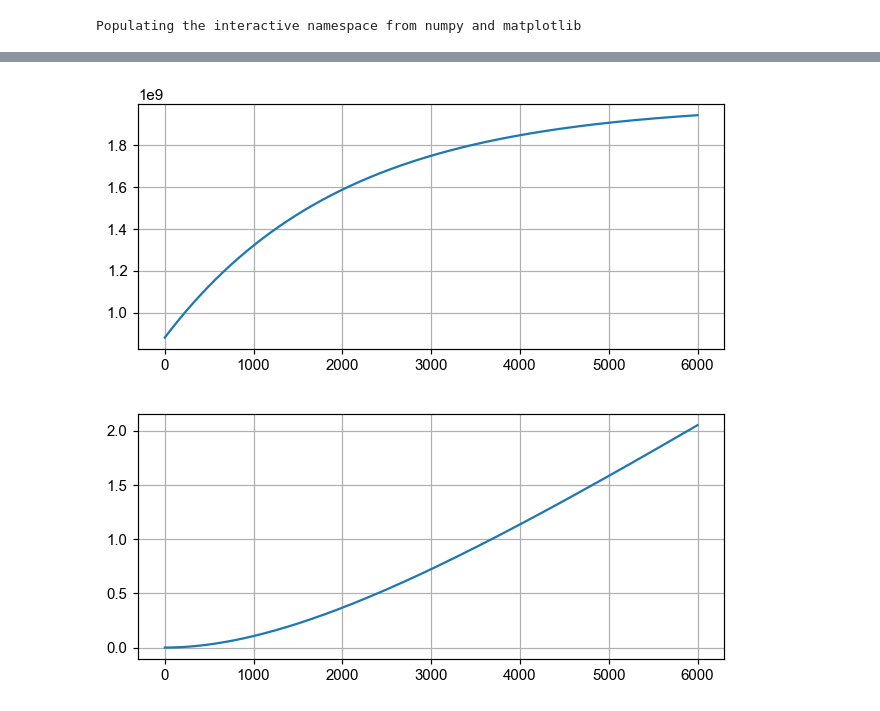
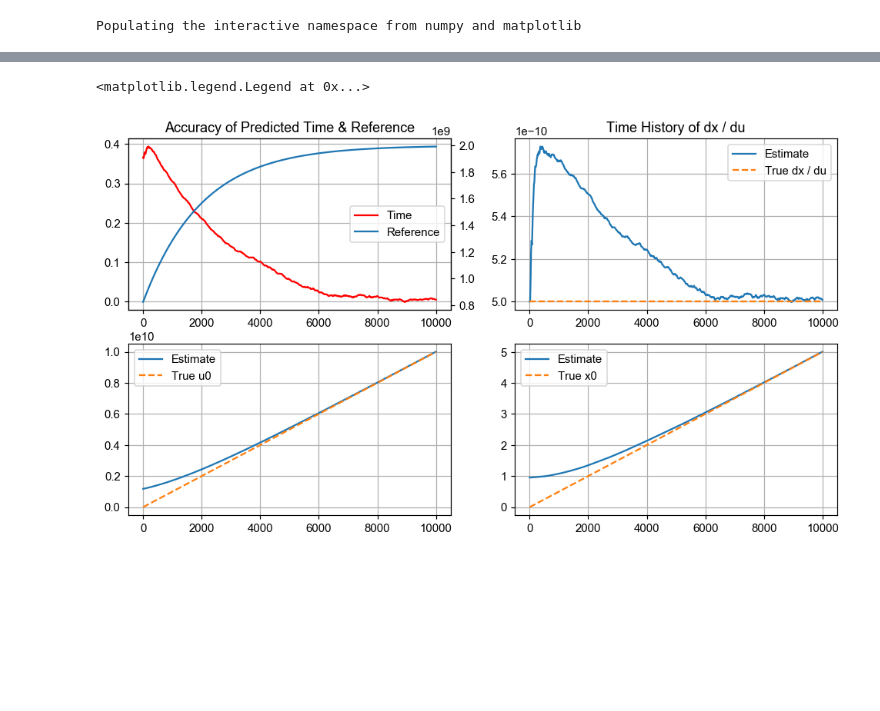
Before and after one commit to OURadar/RadarKit, a Jupyter notebook: python/RKClock.ipynb, the cells around one changed output, grey strips where cells are left out. Saved outputs shown, nothing was run; the diff lists cells and outputs as text; code cells hidden in the pictures; blank space fills up the shorter version.

```diff
--- a/python/RKClock.ipynb
+++ b/python/RKClock.ipynb
@@ -78,12 +77,32 @@ matplotlib.pyplot.grid()
-# %%
-matplotlib.pyplot.plot(u - h_u0)
-matplotlib.pyplot.grid()
-# %% [output]
-[figure, removed]
-# %%
-matplotlib.pyplot.plot(h_x0 - 7000.0, '-')
-matplotlib.pyplot.grid()
-# matplotlib.pyplot.ylim([-0.002, 0.008])
-# matplotlib.pyplot.xlim(np.array([N - 4, N + 10], dtype=np.float32))
-# %% [output]
-[figure, removed]
+# %%
+fig = matplotlib.pyplot.figure(figsize=(11, 6))
+
+ax1 = fig.add_subplot(221)
+h1 = ax1.plot(t - y, '-r')
+ax1.grid()
+ax1b = ax1.twinx()
+h2 = ax1b.plot(u - h_u0)
+ax1b.legend(h1 + h2, ['Time', 'Reference'], loc=5)
+matplotlib.pyplot.title('Accuracy of Predicted Time & Reference')
+
+ax2 = fig.add_subplot(222)
+ax2.plot(h_dx, label='Estimate')
+ax2.plot([0, len(x)], np.array([1.0, 1.0]) * 1.0e-6 * d, '--', label='True dx / du')
+ax2.grid()
+ax2.legend()
+matplotlib.pyplot.title('Time History of dx / du')
+
+ax3 = fig.add_subplot(223)
+h31 = ax3.plot(h_u0 + tics_per_second * N)
+h32 = ax3.plot([0, K], [u[0], u[-1]], '--')
+ax3.grid()
+ax3.legend(h31 + h32, ['Estimate', 'True u0'])
+
+ax4 = fig.add_subplot(224)
+h41 = ax4.plot(h_x0 - 7000.0 + d * N)
+h42 = ax4.plot([0, K], [0, K * d], '--')
+ax4.grid()
+ax4.legend(h41 + h42, ['Estimate', 'True x0'])
+# %% [output]
+<matplotlib.legend.Legend at 0x...>
+[figure, added]
```
Also changed, not shown: parts of 6 cells of this notebook.
